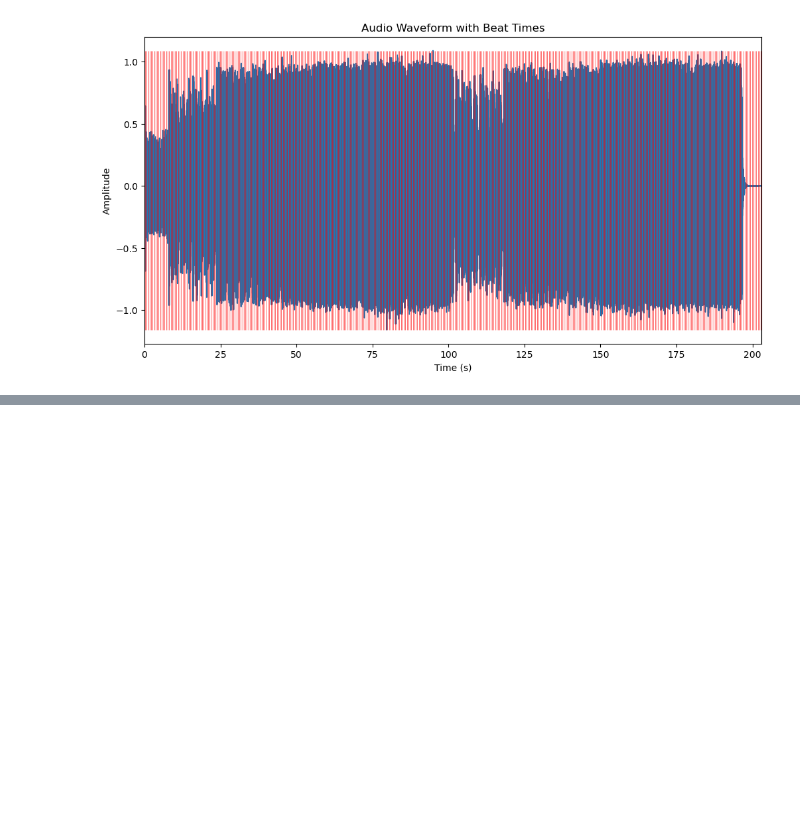
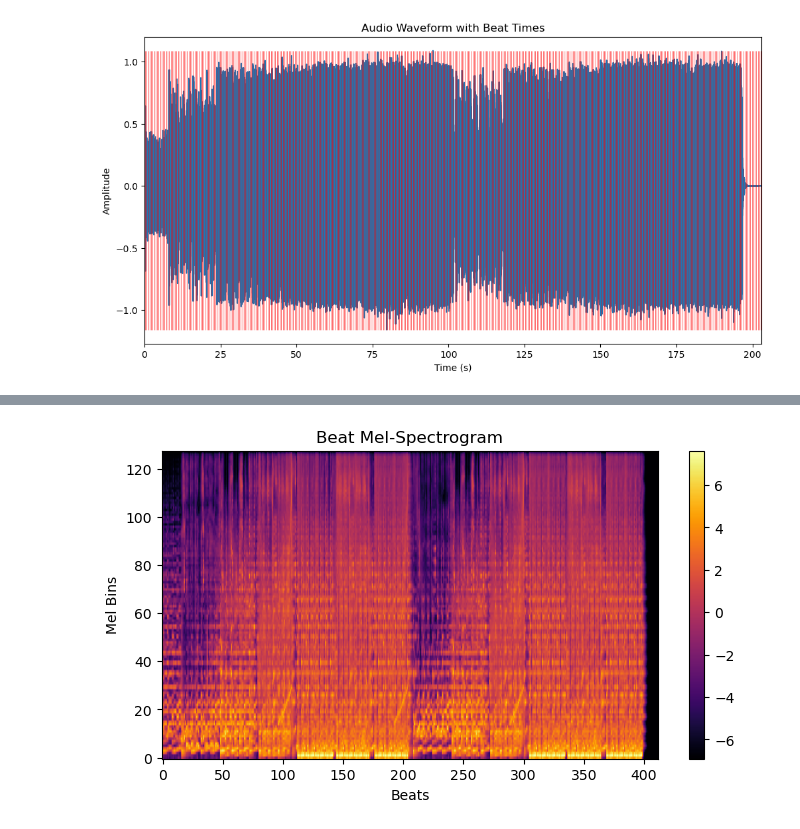
Before and after one commit to michaelhein39/dj-transition-predictor, a Jupyter notebook: notebooks/features_eda.ipynb, the cells around one changed output, grey strips where cells are left out. Drawn from its saved outputs; the diff is of its cells as text; code cells hidden in the pictures; blank space fills up the shorter version.

```diff
--- a/notebooks/features_eda.ipynb
+++ b/notebooks/features_eda.ipynb
@@ -144,0 +99,14 @@ plt.show()
+# %%
+# Calculate the beat Mel-spectrogram
+beat_melspectrogram = ft.beat_melspectrogram(audio_path)
+
+# Create an image of the beat Mel-spectrogram
+plt.figure(figsize=(8, 4))
+plt.imshow(beat_melspectrogram, cmap='inferno', origin='lower', aspect='auto')
+plt.xlabel('Beats')
+plt.ylabel('Mel Bins')
+plt.title('Beat Mel-Spectrogram')
+plt.colorbar()
+plt.show()
+# %% [output]
+[figure, added]
```
Also changed, not shown: parts of 9 cells of this notebook, 16 other files.
